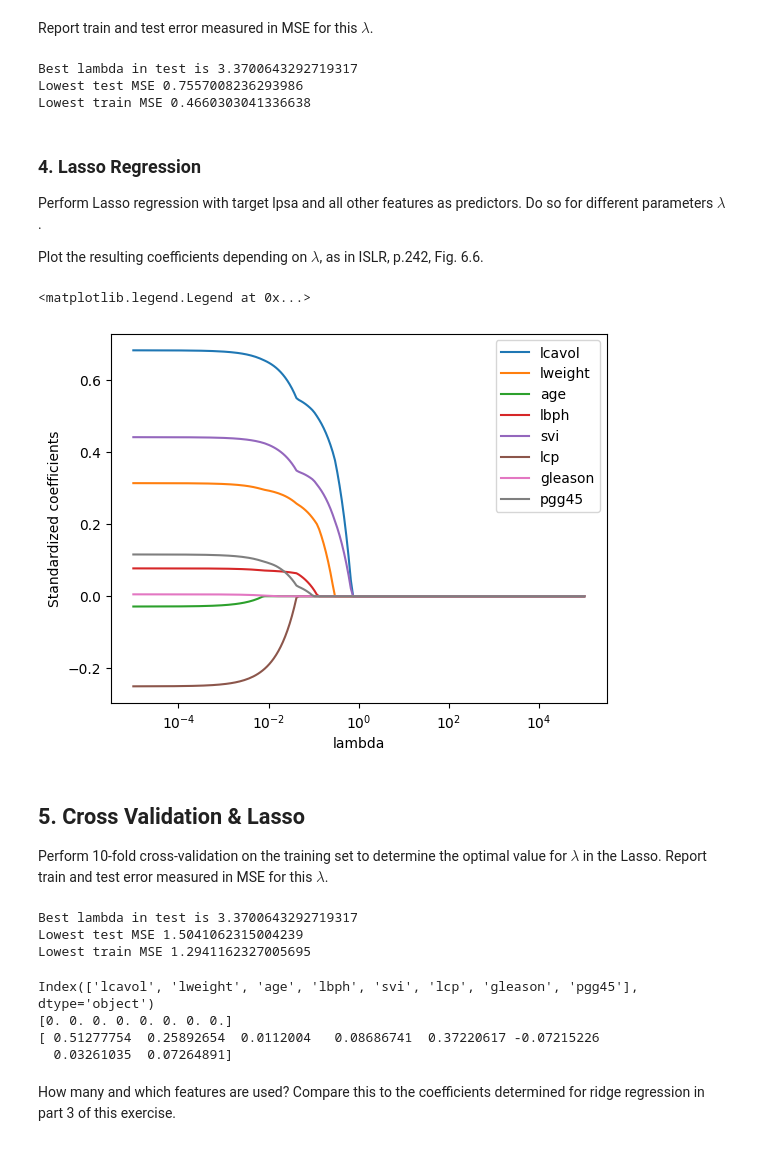
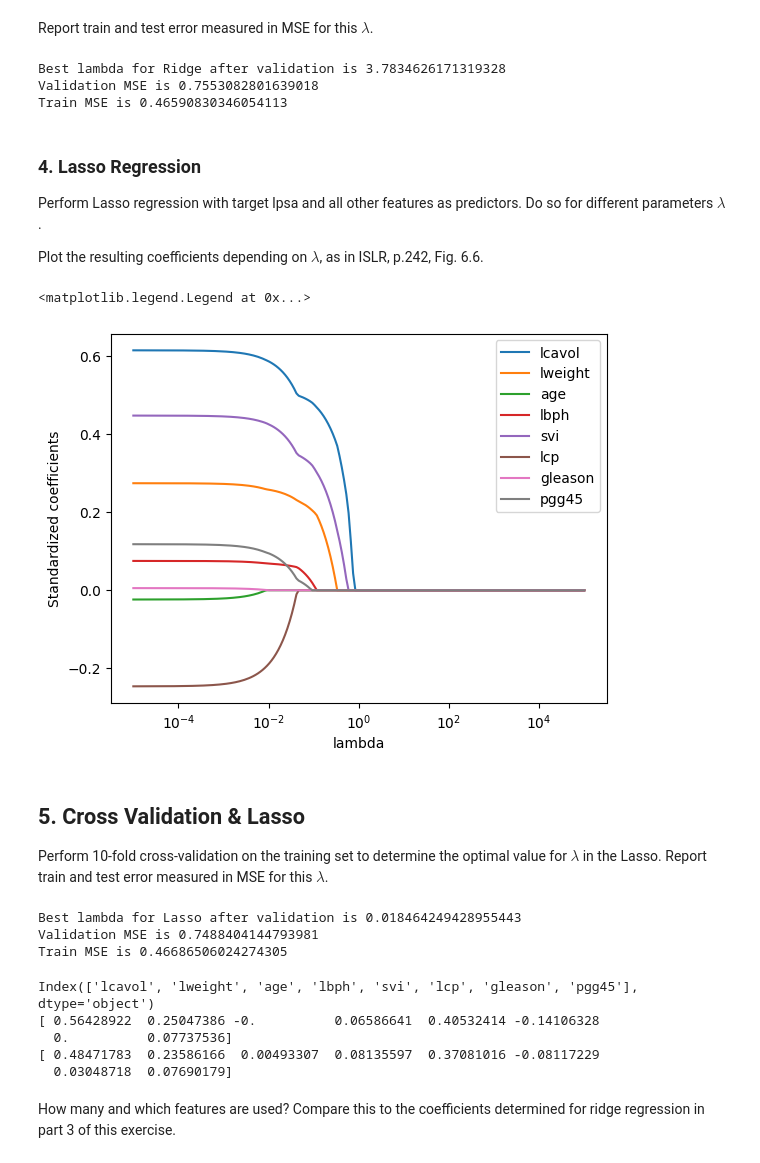
Before and after one commit to WojciechPtas/eml2022, a Jupyter notebook: ExerciseSheet_03/Practical_Problem_1.ipynb, the cells around one changed output. Saved outputs shown, nothing was run; the diff lists cells and outputs as text; code cells hidden in the pictures.

```diff
--- a/ExerciseSheet_03/Practical_Problem_1.ipynb
+++ b/ExerciseSheet_03/Practical_Problem_1.ipynb
@@ -26,20 +26,21 @@ from sklearn.preprocessing import StandardScaler
 # This is an example of possible values for the lambda that you can consider.
 lambdas = np.logspace(-5, 5, 200)
 
-st_Xtrain = Xtrain
-StandardScaler().fit_transform(st_Xtrain)
+cols = Xtrain.columns
+# Here we standardize the data to satisfy the Ridge and Lasso prerequisite
+Xtrain = StandardScaler().fit_transform(Xtrain)
 
 res = []
 #TODO
 for i in lambdas:
     rm = Ridge(alpha=i)
-    rm.fit(st_Xtrain, ytrain)
+    rm.fit(Xtrain, ytrain)
     res.append(rm.coef_)
 
 plt.xscale(value="log")
 plt.xlabel("lambda")
 plt.ylabel("Standardized coefficients")
-for i, name in enumerate(st_Xtrain.columns):
+for i, name in enumerate(cols):
     r = []
     for j in res:
         r.append(j[i])
@@ -67,12 +68,12 @@ for i in lambdas:
     testmse[i]=[]
     trainmse[i]=[]
 
-for i, (itrain, itest) in enumerate(kf.split(st_Xtrain)):
+for i, (itrain, itest) in enumerate(kf.split(Xtrain)):
     for l in lambdas:
         rm = Ridge(alpha=l)
-        rm.fit(st_Xtrain.iloc[itrain], ytrain.iloc[itrain])
-        testmse[l].append(mean_squared_error(ytrain.iloc[itest], rm.predict(st_Xtrain.iloc[itest])))
-        trainmse[l].append(mean_squared_error(ytrain.iloc[itrain], rm.predict(st_Xtrain.iloc[itrain])))
+        rm.fit(Xtrain[itrain], ytrain[itrain])
+        testmse[l].append(mean_squared_error(ytrain[itest], rm.predict(Xtrain[itest])))
+        trainmse[l].append(mean_squared_error(ytrain[itrain], rm.predict(Xtrain[itrain])))
 
 final = {}
 for k in testmse.keys():
@@ -85,13 +86,13 @@ for k in testmse.keys():
 Report train and test error measured in MSE for this $\lambda$.
 # %%
 i = min(final, key=final.get)
-print("Best lambda in test is", i)
-print("Lowest test MSE", final[i])
-print("Lowest train MSE", final2[i])
+print("Best lambda for Ridge after validation is", i)
+print("Validation MSE is", final[i])
+print("Train MSE is", final2[i])
 # %% [output]
-Best lambda in test is 3.3700643292719317
-Lowest test MSE 0.7557008236293986
-Lowest train MSE 0.4660303041336638
+Best lambda for Ridge after validation is 3.7834626171319328
+Validation MSE is 0.7553082801639018
+Train MSE is 0.46590830346054113
 # %% [markdown]
 ### 4. Lasso Regression
 Perform Lasso regression with target lpsa and all other features as predictors. Do so for different parameters $\lambda$.
@@ -100,24 +101,24 @@ Plot the resulting coefficients depending on $\lambda$, as in ISLR, p.242, Fig.
 # %%
 from sklearn.linear_model import Lasso
 
 res=[]
 for i in lambdas:
     rm = Lasso(alpha=i)
-    rm.fit(st_Xtrain, ytrain)
+    rm.fit(Xtrain, ytrain)
     res.append(rm.coef_)
 
 plt.xscale(value="log")
 plt.xlabel("lambda")
 plt.ylabel("Standardized coefficients")
-for i, name in enumerate(st_Xtrain.columns):
+for i, name in enumerate(cols):
     r = []
     for j in res:
         r.append(j[i])
     plt.plot(lambdas, r, label=name)
 plt.legend()
 # %% [output]
 <matplotlib.legend.Legend at 0x...>
-[figure, old version]
+[figure, new version]
 # %% [markdown]
 ## 5. Cross Validation & Lasso
 Perform 10-fold cross-validation on the training set to determine the optimal value for $\lambda$ in the Lasso.
@@ -145,28 +146,29 @@ final4 = {}
 for k in testmse.keys():
     final4[k] = statistics.mean(trainmse2[k])
 # %%
-i2 = min(final3, key=final.get)
-print("Best lambda in test is", i2)
-print("Lowest test MSE", final3[i2])
-print("Lowest train MSE", final4[i2])
+i2 = min(final3, key=final3.get)
+print("Best lambda for Lasso after validation is", i2)
+print("Validation MSE is", final3[i2])
+print("Train MSE is", final4[i2])
 # %% [output]
-Best lambda in test is 3.3700643292719317
-Lowest test MSE 1.5041062315004239
-Lowest train MSE 1.2941162327005695
+Best lambda for Lasso after validation is 0.018464249428955443
+Validation MSE is 0.7488404144793981
+Train MSE is 0.46686506024274305
 # %%
-print(st_Xtrain.columns)
+print(cols)
 rm = Lasso(alpha=i2)
-rm.fit(st_Xtrain, ytrain)
+rm.fit(Xtrain, ytrain)
 print(rm.coef_)
 
 rm2=Ridge(alpha=i)
-rm2.fit(st_Xtrain, ytrain)
+rm2.fit(Xtrain, ytrain)
 print(rm2.coef_)
 # %% [output]
 Index(['lcavol', 'lweight', 'age', 'lbph', 'svi', 'lcp', 'gleason', 'pgg45'], dtype='object')
-[0. 0. 0. 0. 0. 0. 0. 0.]
-[ 0.51277754  0.25892654  0.0112004   0.08686741  0.37220617 -0.07215226
-  0.03261035  0.07264891]
+[ 0.56428922  0.25047386 -0.          0.06586641  0.40532414 -0.14106328
+  0.          0.07737536]
+[ 0.48471783  0.23586166  0.00493307  0.08135597  0.37081016 -0.08117229
+  0.03048718  0.07690179]
 # %% [markdown]
 How many and which features are used?
 Compare this to the coefficients determined for ridge regression in part 3 of this exercise.
```
Also changed, not shown: parts of 5 cells of this notebook.
